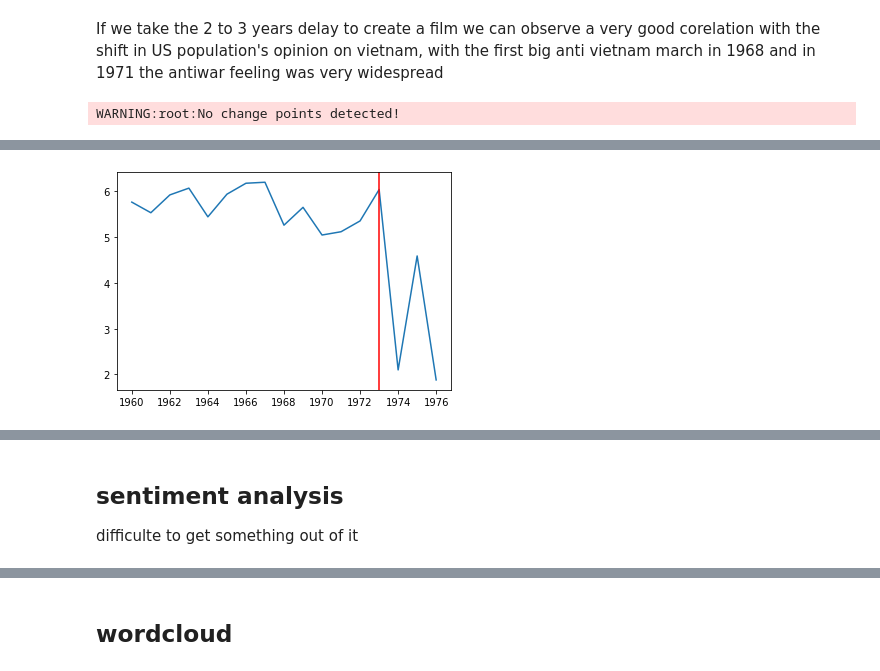
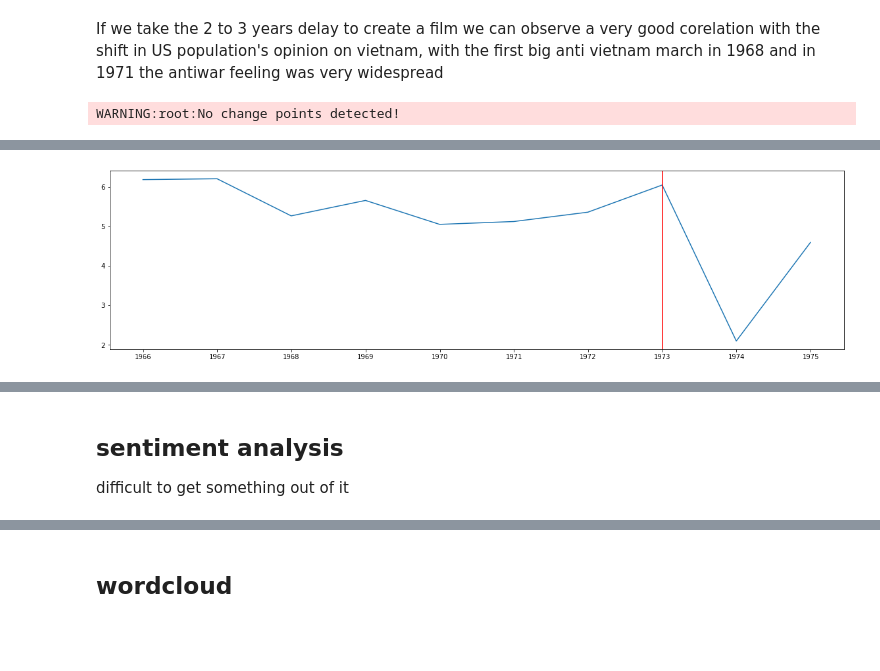
Before and after one commit to epfl-ada/ada-2022-project-abracadabra2022, a Jupyter notebook: Merged_v2.ipynb, the cells around one changed output, grey strips where cells are left out. Saved outputs shown, nothing was run; the diff lists cells and outputs as text; code cells hidden in the pictures; blank space fills up the shorter version.

Commit message:
nice plots and wordclouds

```diff
--- a/Merged_v2.ipynb
+++ b/Merged_v2.ipynb
@@ -1085,0 +1131,2 @@ get_interval(rating_per_genre, 8, 1938)
+# %%
+rating_per_genre['mean_tot'] = rating_per_genre.mean(axis=1)
@@ -1086,10 +1170,10 @@ get_interval(rating_per_genre, 8, 1938)
 # %%
-def find_trend_change(data, event, window, resampling_rate, algo, col_of_interest, mean = False):
+def find_local_trend_change(data, event, window, resampling_rate, algo, col_of_interest, mean = False):
     """find a trend change around the event
 
     Args:
         data (dataframe): the time series data
-        event (datetime ): the date of the event
+        event (datetime ): the date of the event format YYYY
         window (int): the number of years before and after the event that we want to consider
         resampling_rate (_type_): the rate of resampling
         algo_resample (function): what do we want to do with the resamped data
@@ -1098,15 +1182,16 @@ def find_trend_change(data, event, window, resampling_rate, algo, col_of_interes
     Returns:
         _type_: the change points outputed by the algorithm
     """
-
     interval = get_interval(data, window, event)
     if mean:
-        interval = interval.resample(resampling_rate).mean().reset_index().rename(columns = {'release_date':'time'})
+        interval = interval.resample(resampling_rate).mean().reset_index().rename(columns = {'release_date':'time'}).iloc[:-1,:]
     else:
         interval = interval.resample(resampling_rate).sum().reset_index().rename(columns = {'release_date':'time'})
     interval = TimeSeriesData(interval.loc[:,['time', col_of_interest]])
     detector = algo(interval)
+    start = int(event-window+11)
+    end = int(event+window+11)
     change_points = detector.detector()
+    plt.rcParams['figure.figsize'] = [20, 5]
     detector.plot(change_points)
-    plt.show()
     return change_points
@@ -1119,6 +1198,6 @@ WARNING:root:No change points detected!
 # %% [markdown]
 If we take the 2 to 3 years delay to create a film we can observe a very good corelation with the shift in US population's opinion on vietnam, with the first big anti vietnam march in 1968 and in 1971 the antiwar feeling was very widespread
 # %%
-find_trend_change(rating_per_genre, 1967, 8, "Y", CUSUMDetector,'war',True)
+find_local_trend_change(rating_per_genre, 1970, 5, "Y", CUSUMDetector,'war',True)
 # %% [output]
 WARNING:root:No change points detected!
@@ -1125 +1205 @@ WARNING:root:No change points detected!
-[figure, old version]
+[figure, new version]
@@ -1127,4 +1206,4 @@ WARNING:root:No change points detected!
 # %% [markdown]
 ## sentiment analysis
 
-difficulte to get something out of it
+difficult to get something out of it
```
Also changed, not shown: parts of 36 cells of this notebook.
